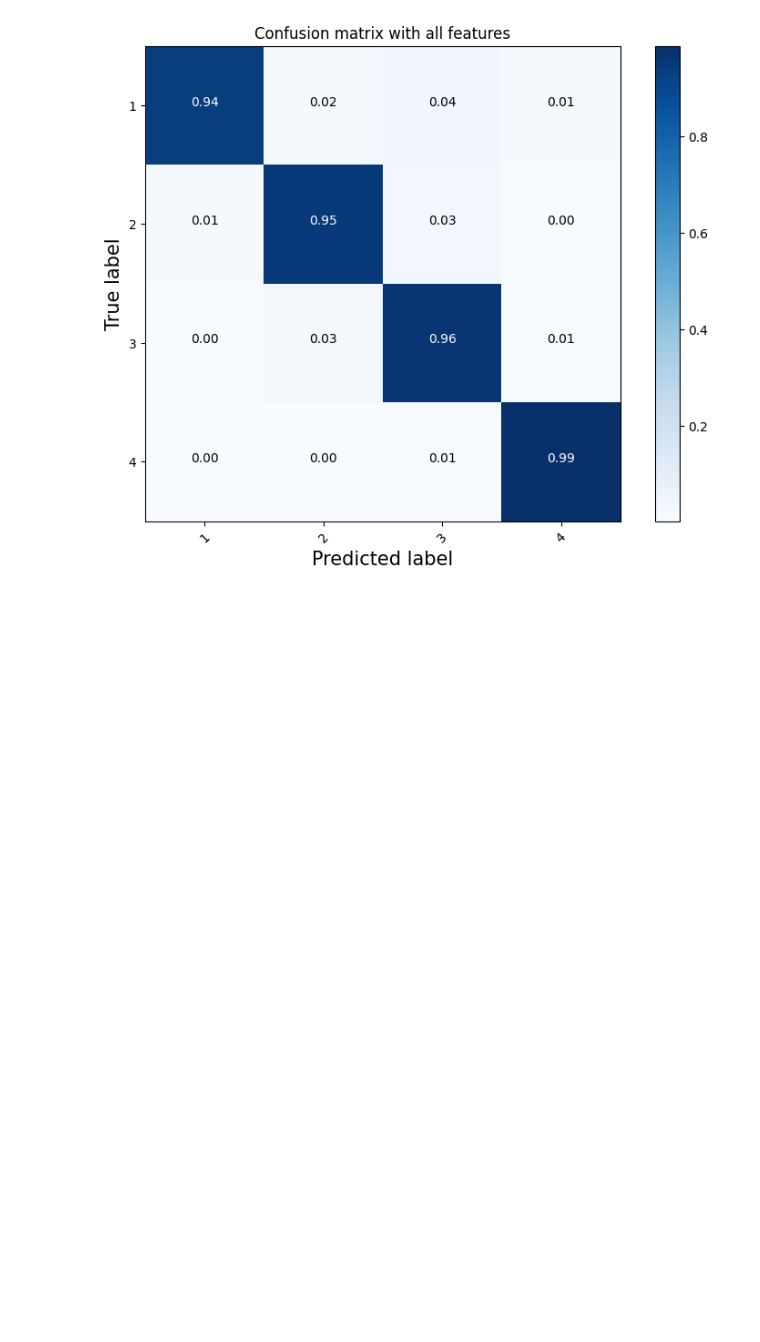
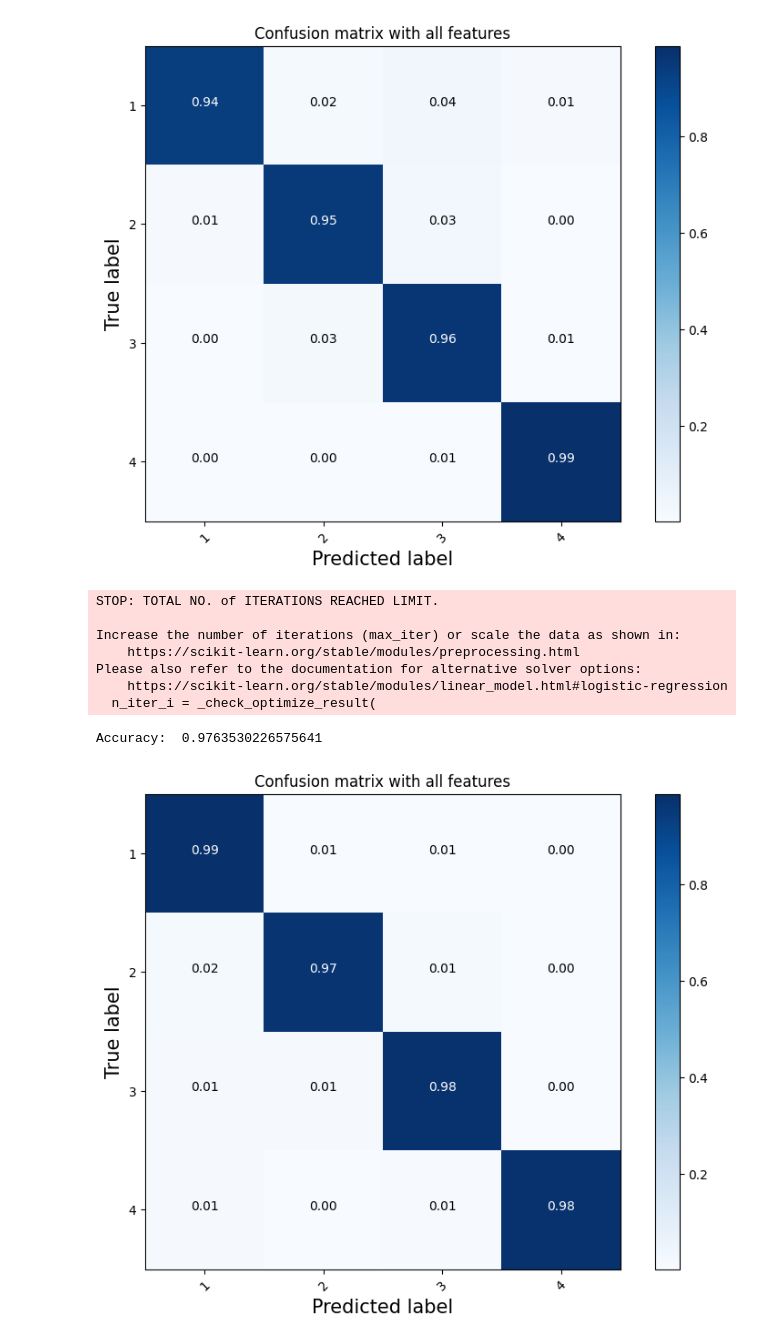
Before and after one commit to IgorJonjic/Comparing-Text-Classification-algorithms, a Jupyter notebook: data_preprocessing.ipynb, the cells around one changed output. Saved outputs shown, nothing was run; the diff lists cells and outputs as text; code cells hidden in the pictures; blank space fills up the shorter version.

```diff
--- a/data_preprocessing.ipynb
+++ b/data_preprocessing.ipynb
@@ -199,3 +199,27 @@ y_pred_prob = nb.predict_proba(X_test_dtm)[:, 1]
 # %% [output]
 Accuracy:  0.955080637182151
 [figure]
+# %%
+# LOGISTIC REGRESION
+from sklearn.linear_model import LogisticRegression
+
+logreg = LogisticRegression(class_weight="balanced")
+logreg.fit(X_train_dtm, y_train)
+
+
+y_pred_class = logreg.predict(X_test_dtm)
+print("Accuracy: ", accuracy_score(y_test, y_pred_class))
+cnf_matrix = confusion_matrix(y_test, y_pred_class)
+plt.figure(figsize=(8,6))
+plot_confusion_matrix(cnf_matrix, classes=['1','2','3','4'],normalize=True,
+                      title='Confusion matrix with all features')
+# %% [output]
+STOP: TOTAL NO. of ITERATIONS REACHED LIMIT.
+
+Increase the number of iterations (max_iter) or scale the data as shown in:
+    https://scikit-learn.org/stable/modules/preprocessing.html
+Please also refer to the documentation for alternative solver options:
+    https://scikit-learn.org/stable/modules/linear_model.html#logistic-regression
+  n_iter_i = _check_optimize_result(
+Accuracy:  0.9763530226575641
+[figure, added]
```
Also changed, not shown: parts of 2 cells of this notebook.
